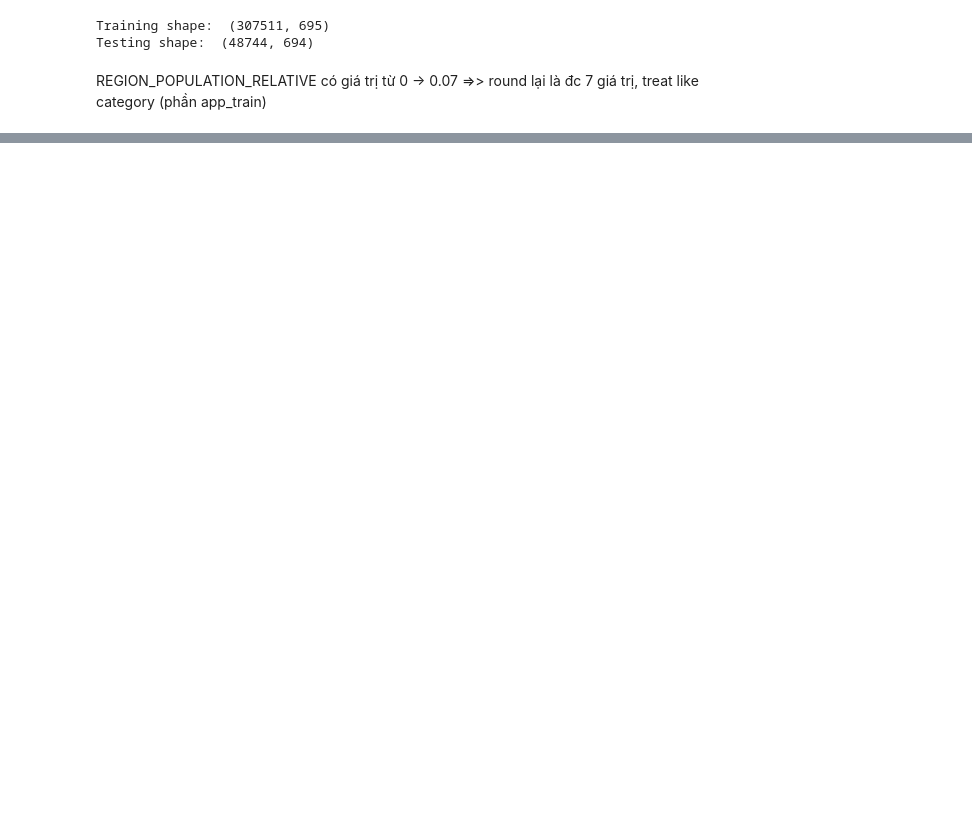
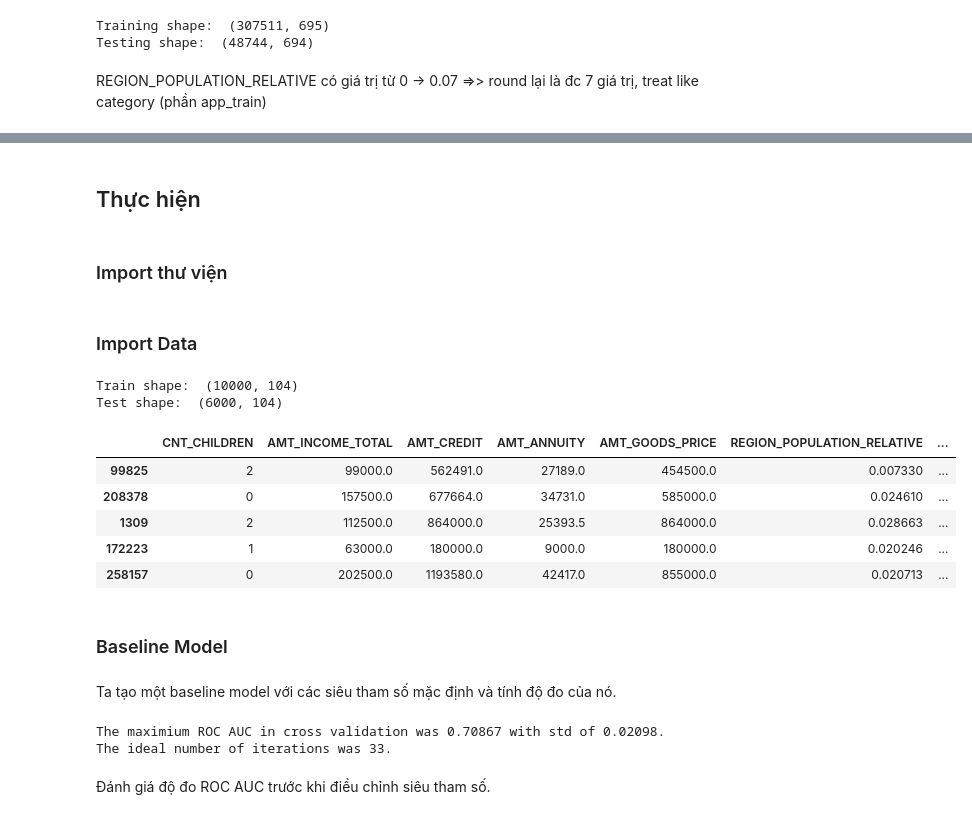
Before and after one commit to huuthang2509/Applied_DS, a Jupyter notebook: Home_Credit.ipynb, the cells around one changed output, grey strips where cells are left out. Cells and saved outputs as stored; diff of their text form; code cells hidden in the pictures; blank space fills up the shorter version.

```diff
--- a/Home_Credit.ipynb
+++ b/Home_Credit.ipynb
@@ -1899,0 +2001,4 @@ REGION_POPULATION_RELATIVE có giá trị từ 0 -> 0.07 =>> round lại là đc
+# %% [markdown]
+## Thực hiện
+# %% [markdown]
+### Import thư viện
@@ -1899,0 +2027,66 @@ REGION_POPULATION_RELATIVE có giá trị từ 0 -> 0.07 =>> round lại là đc
+# %% [markdown]
+### Import Data
+# %%
+# Nhập dữ liệu train
+features = pd.read_csv('../input/home-credit-default-risk/application_train.csv')
+
+# Chọn ra 16000 mẫu
+features = features.sample(n = 16000, random_state = 42)
+
+# Chọn ra các thuộc tính là number để tăng tốc độ tìm kiếm
+features = features.select_dtypes('number')
+
+# Tách thuộc tính TARGET riêng khỏi tập train
+labels = np.array(features['TARGET'].astype(np.int32)).reshape((-1, ))
+features = features.drop(columns = ['TARGET', 'SK_ID_CURR'])
+
+# Chia tập dữ liệu thành 10000 mẫu để train và 6000 mẫu để test
+train_features, test_features, train_labels, test_labels = train_test_split(features, labels, test_size = 6000, random_state = 42)
+
+print('Train shape: ', train_features.shape)
+print('Test shape: ', test_features.shape)
+
+train_features.head()
+# %% [output]
+Train shape:  (10000, 104)
+Test shape:  (6000, 104)
+|  | CNT_CHILDREN | AMT_INCOME_TOTAL | AMT_CREDIT | AMT_ANNUITY | AMT_GOODS_PRICE | REGION_POPULATION_RELATIVE | ... |
+| 99825 | 2 | 99000.0 | 562491.0 | 27189.0 | 454500.0 | 0.007330 | ... |
+| 208378 | 0 | 157500.0 | 677664.0 | 34731.0 | 585000.0 | 0.024610 | ... |
+| 1309 | 2 | 112500.0 | 864000.0 | 25393.5 | 864000.0 | 0.028663 | ... |
+| 172223 | 1 | 63000.0 | 180000.0 | 9000.0 | 180000.0 | 0.020246 | ... |
+| 258157 | 0 | 202500.0 | 1193580.0 | 42417.0 | 855000.0 | 0.020713 | ... |
+# %% [markdown]
+### Baseline Model
+# %% [markdown]
+Ta tạo một baseline model với các siêu tham số mặc định và tính độ đo của nó.
+# %%
+model = lgb.LGBMClassifier(random_state=50)
+
+# Chia tập dữ liệu
+train_set = lgb.Dataset(train_features, label = train_labels)
+test_set = lgb.Dataset(test_features, label = test_labels)
+
+# Chọn tham số mặc định
+hyperparameters = model.get_params()
+
+# Xoá bỏ tham số 'n_estimators' nếu có, vì ta sẽ sử dụng early stopping
+del hyperparameters['n_estimators']
+
+# Thực hiện n_folds cross validation với 100 lần lặp early stopping
+cv_results = lgb.cv(hyperparameters, train_set, num_boost_round = 10000, nfold = N_FOLDS, metrics = 'auc',
+           early_stopping_rounds = 100, verbose_eval = False, seed = 42)
+
+# Trích xuất độ đo cv cao nhất
+best = cv_results['auc-mean'][-1]
+
+# Độ lệch chuẩn của best score
+best_std = cv_results['auc-stdv'][-1]
+
+print('The maximium ROC AUC in cross validation was {:.5f} with std of {:.5f}.'.format(best, best_std))
+print('The ideal number of iterations was {}.'.format(len(cv_results['auc-mean'])))
+# %% [output]
+The maximium ROC AUC in cross validation was 0.70867 with std of 0.02098.
+The ideal number of iterations was 33.
+# %% [markdown]
+Đánh giá độ đo ROC AUC trước khi điều chỉnh siêu tham số.
```
Also changed, not shown: parts of 64 cells of this notebook, 1 other file.
